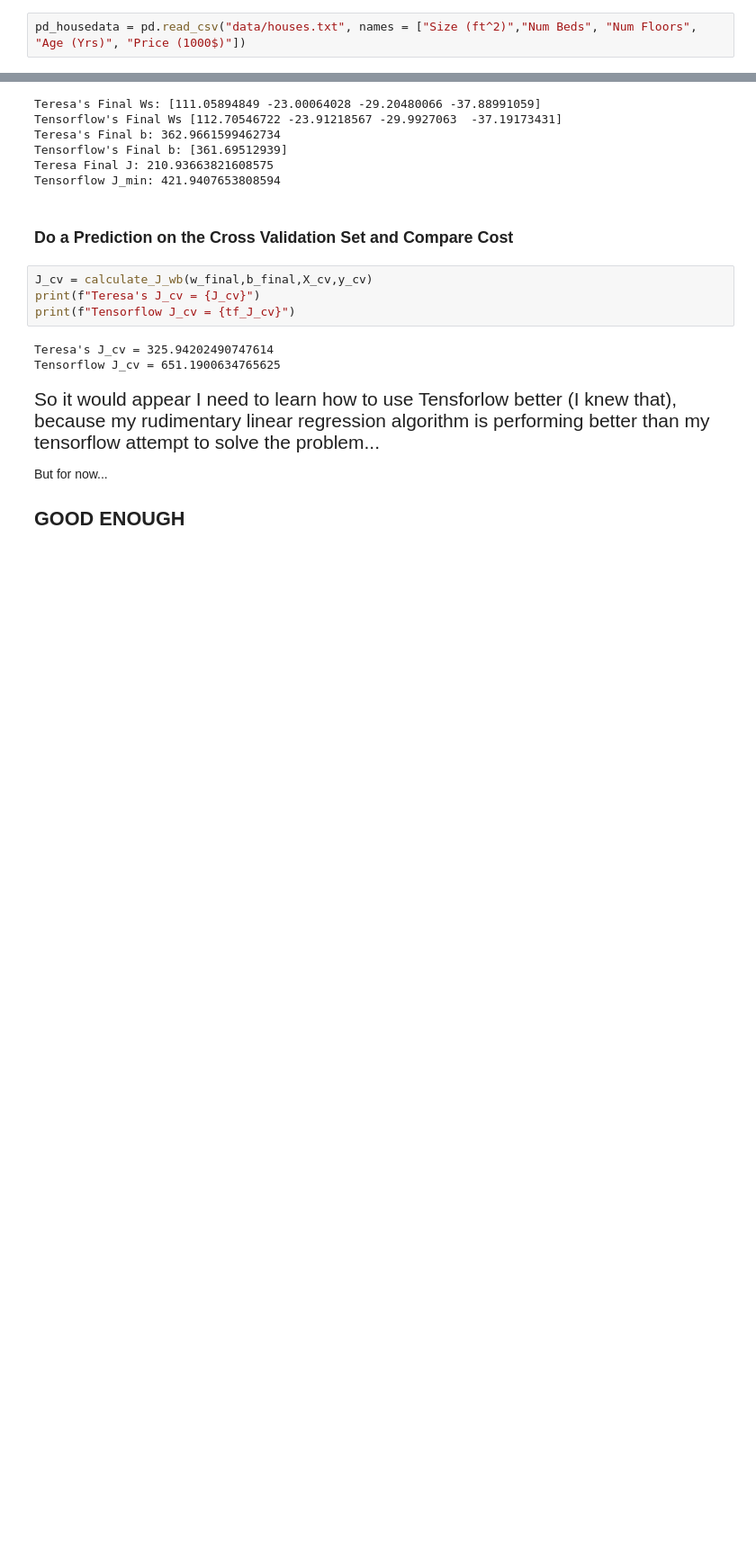
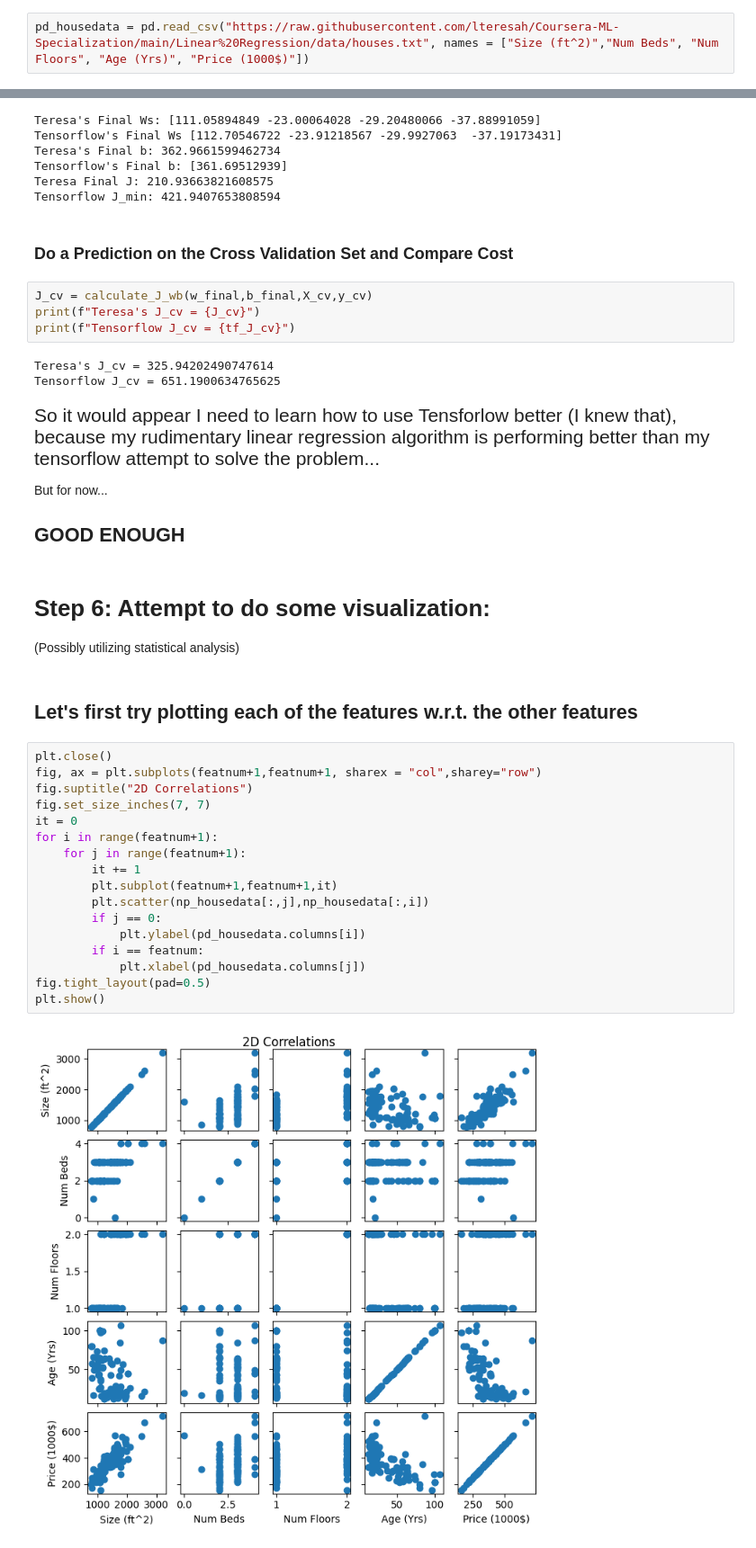
Before and after one commit to lteresah/Coursera-ML-Specialization, a Jupyter notebook: Linear Regression/TL_Practice_nD_GradDec.ipynb, the cells around one changed output, grey strips where cells are left out. Shown: that part at 90% size. Cells and saved outputs as stored; diff of their text form; blank space fills up the shorter version.

Commit message:
Attempting to do a little more statistical analysis...

```diff
--- a/Linear Regression/TL_Practice_nD_GradDec.ipynb
+++ b/Linear Regression/TL_Practice_nD_GradDec.ipynb
@@ -35,7 +35,7 @@ from tensorflow.keras import layers
 # %% [markdown]
 Import the multi-dim houses.txt file provided by Andrew Ng using read_csv():
 # %%
-pd_housedata = pd.read_csv("data/houses.txt", names = ["Size (ft^2)","Num Beds", "Num Floors", "Age (Yrs)", "Price (1000$)"])
+pd_housedata = pd.read_csv("https://raw.githubusercontent.com/lteresah/Coursera-ML-Specialization/main/Linear%20Regression/data/houses.txt", names = ["Size (ft^2)","Num Beds", "Num Floors", "Age (Yrs)", "Price (1000$)"])
 # %% [markdown]
 A couple things to note here:
 - We did not have to specify type of delimeter because the file is already comma delimited (default for csv_read())
@@ -536,3 +536,27 @@ Tensorflow J_cv = 651.1900634765625
 But for now...
 
 ## GOOD ENOUGH
+# %% [markdown]
+# Step 6: Attempt to do some visualization:
+(Possibly utilizing statistical analysis)
+# %% [markdown]
+## Let's first try plotting each of the features w.r.t. the other features
+# %%
+plt.close()
+fig, ax = plt.subplots(featnum+1,featnum+1, sharex = "col",sharey="row")
+fig.suptitle("2D Correlations")
+fig.set_size_inches(7, 7)
+it = 0
+for i in range(featnum+1):
+    for j in range(featnum+1):
+        it += 1
+        plt.subplot(featnum+1,featnum+1,it)
+        plt.scatter(np_housedata[:,j],np_housedata[:,i])
+        if j == 0:
+            plt.ylabel(pd_housedata.columns[i])
+        if i == featnum:
+            plt.xlabel(pd_housedata.columns[j])
+fig.tight_layout(pad=0.5)
+plt.show()
+# %% [output]
+[figure, added]
```
Also changed, not shown: parts of 3 cells of this notebook.
